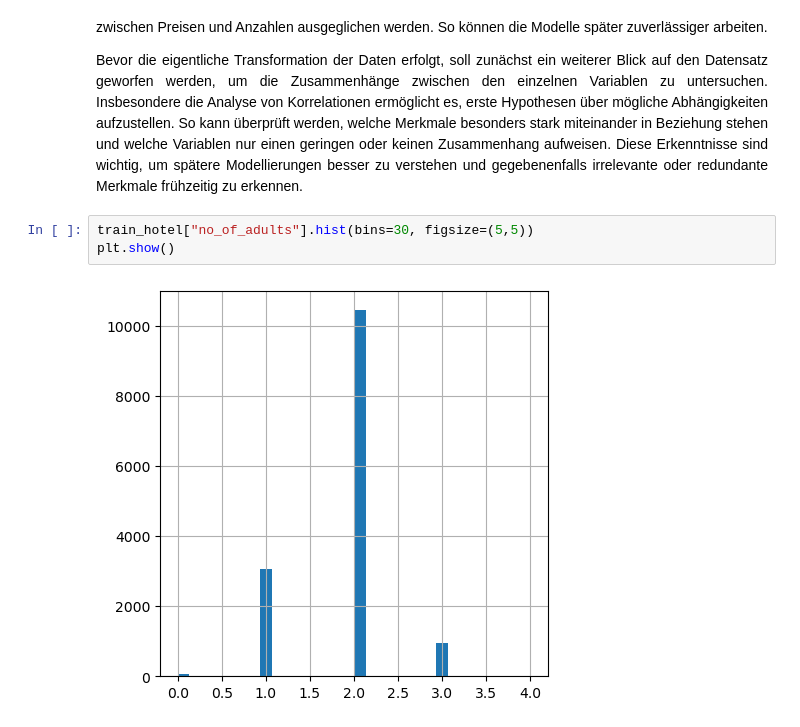
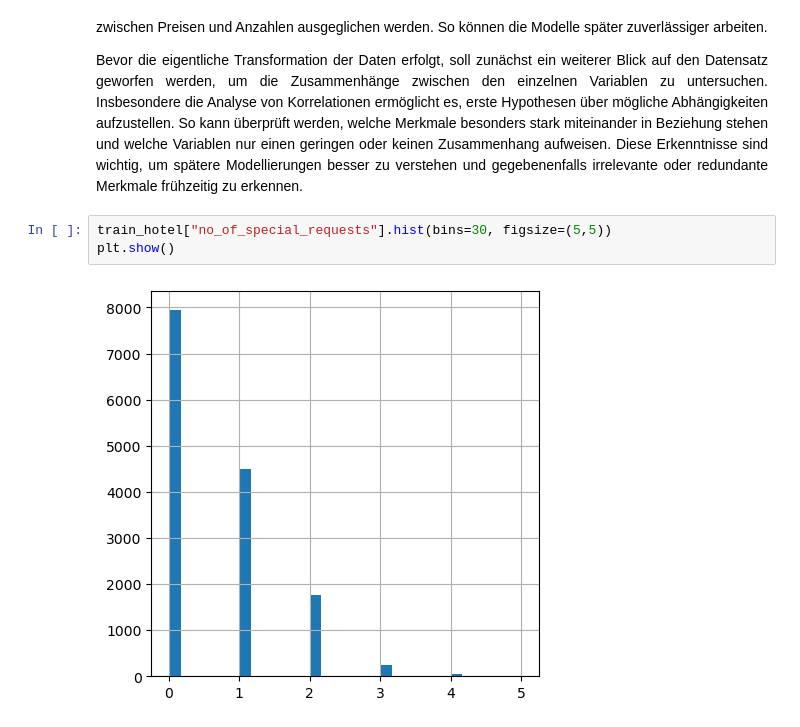
Before and after one commit to tommi-j/hausarbeit-ml, a Jupyter notebook: Hotelstornos.ipynb, the cells around one changed output. Saved outputs shown, nothing was run; the diff lists cells and outputs as text.

```diff
--- a/Hotelstornos.ipynb
+++ b/Hotelstornos.ipynb
@@ -399,7 +399,7 @@ Diskrete Variablen wie die Anzahl der Kinder oder die gebuchten Nächte bleiben
 Bevor die eigentliche Transformation der Daten erfolgt, soll zunächst ein weiterer Blick auf den Datensatz geworfen werden, um die Zusammenhänge zwischen den einzelnen Variablen zu untersuchen. Insbesondere die Analyse von Korrelationen ermöglicht es, erste Hypothesen über mögliche Abhängigkeiten aufzustellen. So kann überprüft werden, welche Merkmale besonders stark miteinander in Beziehung stehen und welche Variablen nur einen geringen oder keinen Zusammenhang aufweisen. Diese Erkenntnisse sind wichtig, um spätere Modellierungen besser zu verstehen und gegebenenfalls irrelevante oder redundante Merkmale frühzeitig zu erkennen.
 </p>
 # %%
-train_hotel["no_of_adults"].hist(bins=30, figsize=(5,5))
+train_hotel["no_of_special_requests"].hist(bins=30, figsize=(5,5))
 plt.show()
 # %% [output]
-[figure, old version]
+[figure, new version]
```
Also changed, not shown: parts of 2 cells of this notebook.
